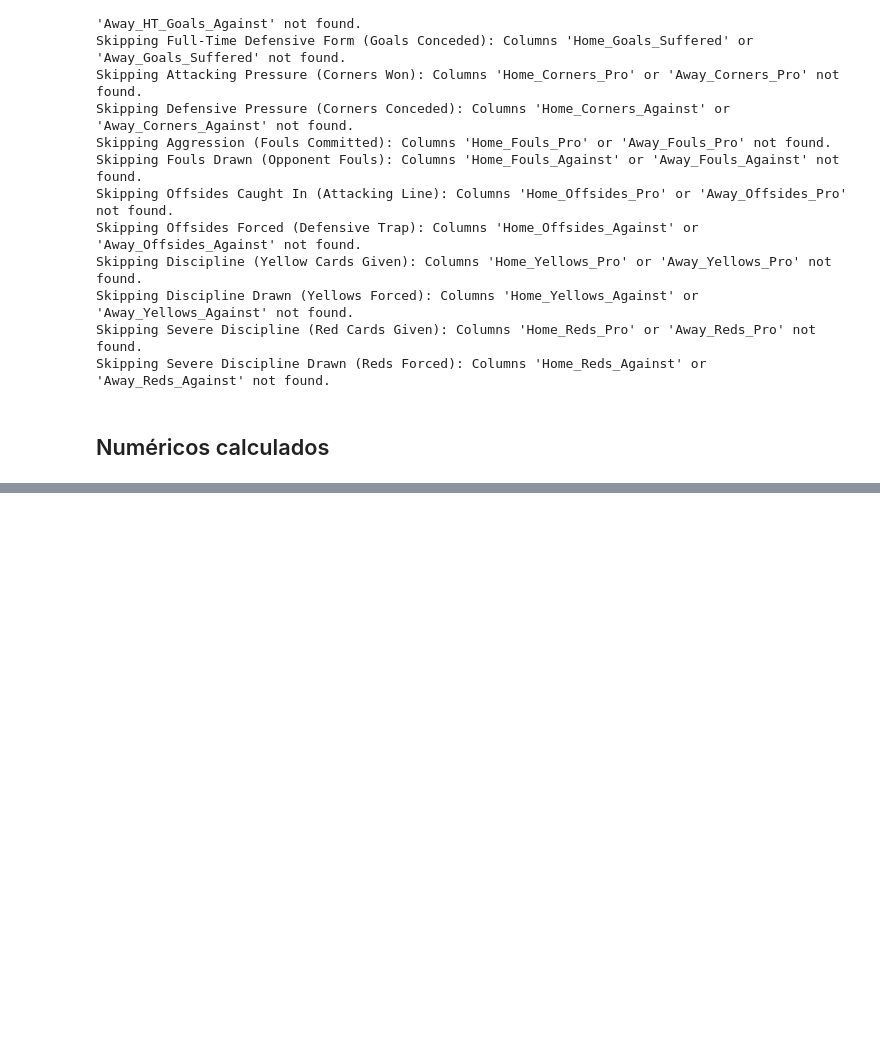
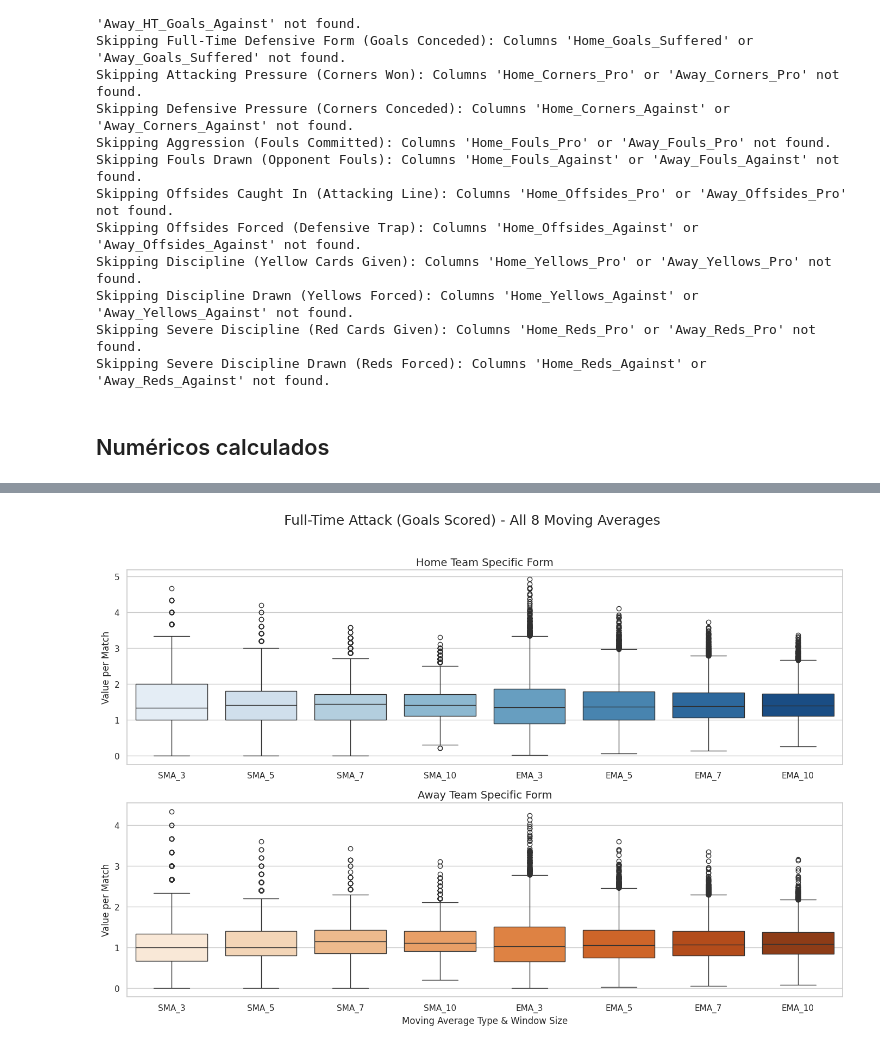
Before and after one commit to DyogoBendo/Projeto-ML, a Jupyter notebook: analise-exploratoria.ipynb, the cells around one changed output, grey strips where cells are left out. Saved outputs shown, nothing was run; the diff lists cells and outputs as text; code cells hidden in the pictures; blank space fills up the shorter version.

```diff
--- a/analise-exploratoria.ipynb
+++ b/analise-exploratoria.ipynb
@@ -684,0 +580,94 @@ Generating Feature Analysis graphs...
+# %%
+# ==========================================
+# CELL: MACHINE LEARNING FEATURE EDA (8-WAY COMPARISON)
+# ==========================================
+import pandas as pd
+import matplotlib.pyplot as plt
+import seaborn as sns
+
+# 1. Load your newly processed training dataset
+file_path = './processed-data/training_data_advanced.csv'
+df_train = pd.read_csv(file_path)
+
+print(f"Training Data loaded successfully! Shape: {df_train.shape}")
+print("Generating 8-Way Comparative Boxplots...\n")
+
+sns.set_theme(style="whitegrid")
+
+# ---------------------------------------------------------
+# 8-WAY COMPARISON PLOT
+# ---------------------------------------------------------
+def plot_8_way_comparison(df, stat_name, title):
+    """
+    Plots all 8 moving average variations (SMA/EMA x 3,5,7,10)
+    for both Home and Away specific forms on stacked subplots.
+    """
+    windows = [3, 5, 7, 10]
+    ma_types = ['SMA', 'EMA']
+
+    # 1. Dynamically generate the 8 column names we want to grab
+    home_cols = [f'HomeTeam_Spec_{ma}_{w}_{stat_name}' for ma in ma_types for w in windows]
+    away_cols = [f'AwayTeam_Spec_{ma}_{w}_{stat_name}' for ma in ma_types for w in windows]
+
+    # Safety Check: Ensure the columns actually exist in the dataframe
+    missing_cols = [c for c in home_cols + away_cols if c not in df.columns]
+    if missing_cols:
+        print(f"Skipping {title}: Not all 8 columns found in dataframe.")
+        return
+
+    # 2. Set up a tall figure with 2 rows (Top: Home, Bottom: Away)
+    fig, axes = plt.subplots(2, 1, figsize=(14, 10))
+    fig.suptitle(f"{title} - All 8 Moving Averages", fontsize=18, y=0.96)
+
+    # 3. Transform the Data using .melt()
+    df_home = df[home_cols].melt(var_name='Metric', value_name='Value')
+    df_away = df[away_cols].melt(var_name='Metric', value_name='Value')
+
+    # Clean up the X-axis labels
+    df_home['MA_Type'] = df_home['Metric'].apply(lambda x: '_'.join(x.split('_')[2:4]))
+    df_away['MA_Type'] = df_away['Metric'].apply(lambda x: '_'.join(x.split('_')[2:4]))
+
+    # 4. Plot Home Team Specific Form (Top Graph) - UPDATED LINE
+    sns.boxplot(
+        data=df_home, x='MA_Type', y='Value',
+        hue='MA_Type', legend=False,  # <--- Added to fix warning
+        ax=axes[0], palette='Blues'
+    )
+    axes[0].set_title("Home Team Specific Form", fontsize=14)
+    axes[0].set_xlabel("")
+    axes[0].set_ylabel("Value per Match")
+
+    # 5. Plot Away Team Specific Form (Bottom Graph) - UPDATED LINE
+    sns.boxplot(
+        data=df_away, x='MA_Type', y='Value',
+        hue='MA_Type', legend=False,  # <--- Added to fix warning
+        ax=axes[1], palette='Oranges'
+    )
+    axes[1].set_title("Away Team Specific Form", fontsize=14)
+    axes[1].set_xlabel("Moving Average Type & Window Size")
+    axes[1].set_ylabel("Value per Match")
+
+    plt.tight_layout(rect=[0, 0, 1, 0.94])
+    plt.show()
+# ---------------------------------------------------------
+# EXECUTE FOR ALL UPDATED FEATURES
+# ---------------------------------------------------------
+# This exactly matches your newly updated stats list!
+features_to_plot = [
+    ('Goals_Pro', 'Full-Time Attack (Goals Scored)'),
+    ('Goals_Suffered', 'Full-Time Defense (Goals Conceded)'),
+    ('Corners_Pro', 'Attacking Pressure (Corners Won)'),
+    ('Corners_Against', 'Defensive Pressure (Corners Conceded)'),
+    ('Fouls_Pro', 'Aggression (Fouls Committed)'),
+    ('Fouls_Against', 'Fouls Drawn (Opponent Fouls)'),
+    ('Yellows_Pro', 'Discipline (Yellow Cards)'),
+    ('Yellows_Against', 'Discipline Drawn (Yellows Forced)'),
+    ('ShotsTarget_Pro', 'Accuracy (Shots on Target)'),
+    ('ShotsTarget_Against', 'Defense Accuracy (Shots on Target Faced)'),
+    ('Shots_Pro', 'Volume (Total Shots Taken)'),
+    ('Shots_Against', 'Defense Volume (Total Shots Faced)')
+]
+
+for stat_name, plot_title in features_to_plot:
+    plot_8_way_comparison(df_train, stat_name, plot_title)
+# %% [output]
@@ -684,0 +676 @@ Generating Feature Analysis graphs...
+[figure, added]
```
Also changed, not shown: parts of 6 cells of this notebook, 9 other files.
